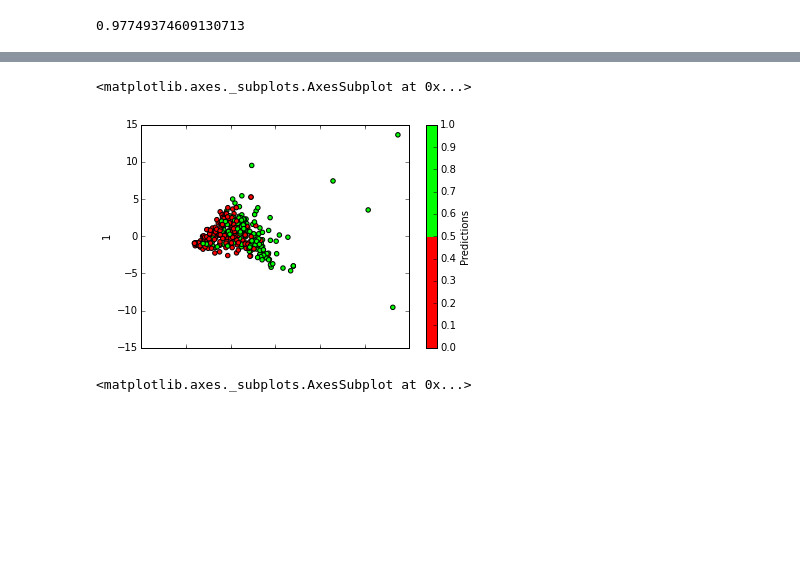
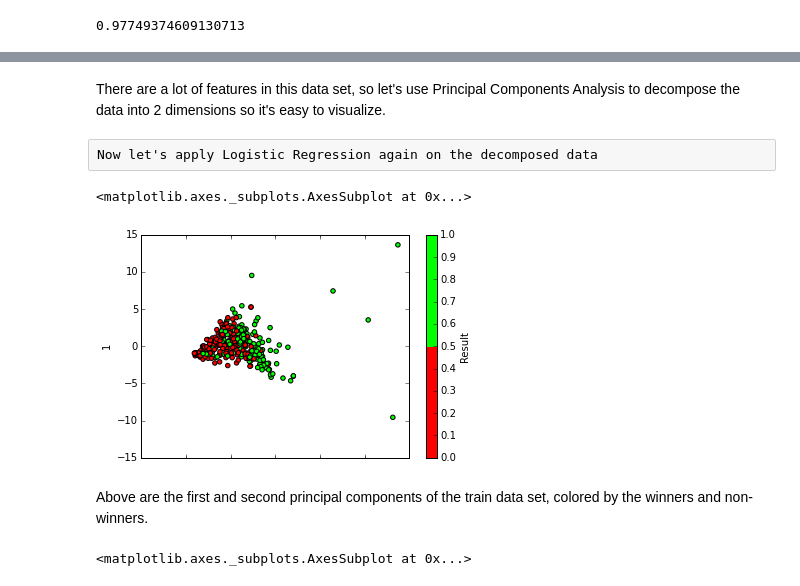
Before and after one commit to nicaless/nanowrimo_ga_project, a Jupyter notebook: analyze/Logistic Regression2.ipynb, the cells around one changed output, grey strips where cells are left out. Drawn from its saved outputs; the diff is of its cells as text; code cells hidden in the pictures; blank space fills up the shorter version.

Commit message:
editing logisting regression portion of final paper

```diff
--- a/analyze/Logistic Regression2.ipynb
+++ b/analyze/Logistic Regression2.ipynb
@@ -131,9 +127,13 @@ avg / total       0.96      0.96      0.96       101
 # %%
 from matplotlib.colors import ListedColormap
 %matplotlib inline
+# %% [markdown]
+There are a lot of features in this data set, so let's use Principal Components Analysis to decompose the data into 2 dimensions so it's easy to visualize.
 # %%
 from sklearn.decomposition import PCA
 pca = PCA(n_components=2)
+# %% [raw]
+Now let's apply Logistic Regression again on the decomposed data
 # %%
 features_pca = pca.fit(features_norm).transform(features_norm)
 pca_X_train, pca_X_test, pca_y_train, pca_y_test = train_test_split(features_pca,y, test_size=0.2, random_state=0)
@@ -141,11 +141,13 @@ preds = LogisticRegression(C=5).fit(pca_X_train, pca_y_train).predict(pca_X_test
 # %%
 cmap_bold = ListedColormap(['#FF0000', '#00FF00'])
 df1 = pd.DataFrame(pca_X_train)
-df1['Predictions'] = pca_y_train
-df1.plot(kind='scatter', x=0, y=1, c='Predictions', colormap = cmap_bold)
+df1['Result'] = pca_y_train
+df1.plot(kind='scatter', x=0, y=1, c='Result', colormap = cmap_bold)
 # %% [output]
 <matplotlib.axes._subplots.AxesSubplot at 0x...>
-[figure, old version]
+[figure, new version]
+# %% [markdown]
+Above are the first and second principal components of the train data set, colored by the winners and non-winners.
 # %%
 df2 = pd.DataFrame(pca_X_test)
 df2['Predictions'] = preds
```
Also changed, not shown: parts of 13 cells of this notebook, 2 other files.
